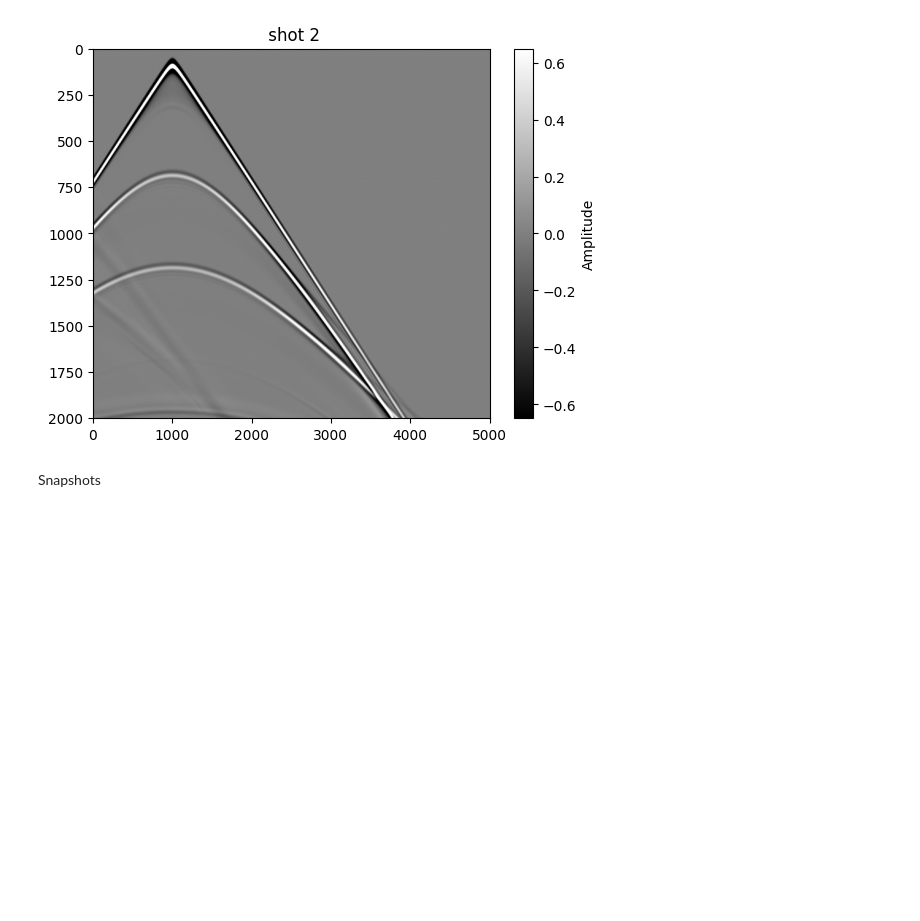
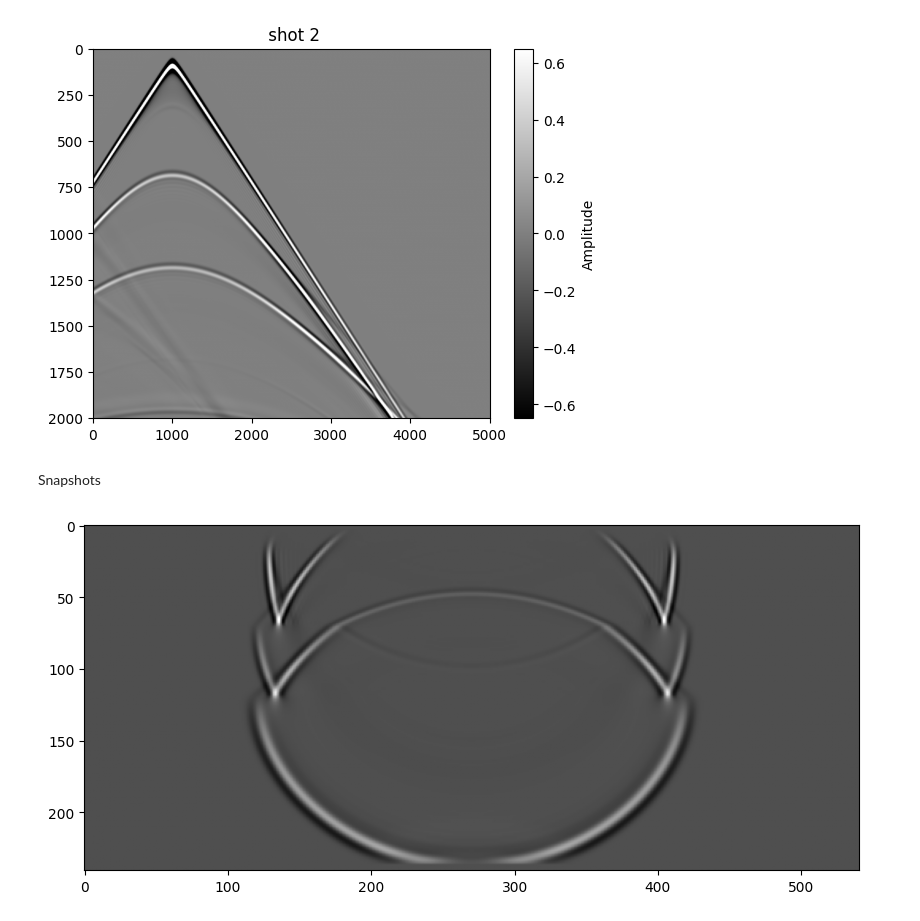
Before and after one commit to GISIS-UFF/SeismicModeling2D, a Jupyter notebook: src/Relatorio.ipynb, the cells around one changed output. Cells and saved outputs as stored; diff of their text form; code cells hidden in the pictures; blank space fills up the shorter version.

```diff
--- a/src/Relatorio.ipynb
+++ b/src/Relatorio.ipynb
@@ -307,12 +307,12 @@ Snapshots
 # %%
 def snapshot(u_snapshot, shot, nt, nz, nx):
     fig, ax = plt.subplots(figsize=(10, 10))
-    for k in range(nt):
-        if (k%100 == 0):
-            ax.cla()
-            ax.imshow(u_snapshot[shot, k])
-            plt.pause(0.1)
+    ax.cla()
+    ax.imshow(u_snapshot[shot, 1000], cmap = "gray")
+    plt.pause(0.1)
     # u_snapshot.astype(np.float32).tofile(f'D:/GitHub/ModelagemSismica/outputs/snapshots/snapshot_{u_snapshot.shape[0]}x{nt}x{nz}x{nx}.bin')
     # print(u_snapshot.shape)
 
-    snapshot(u_snapshot, 1, nt, nz_abc, nx_abc)
+snapshot(u_snapshot, 1, nt, nz_abc, nx_abc)
+# %% [output]
+[figure, added]
```
